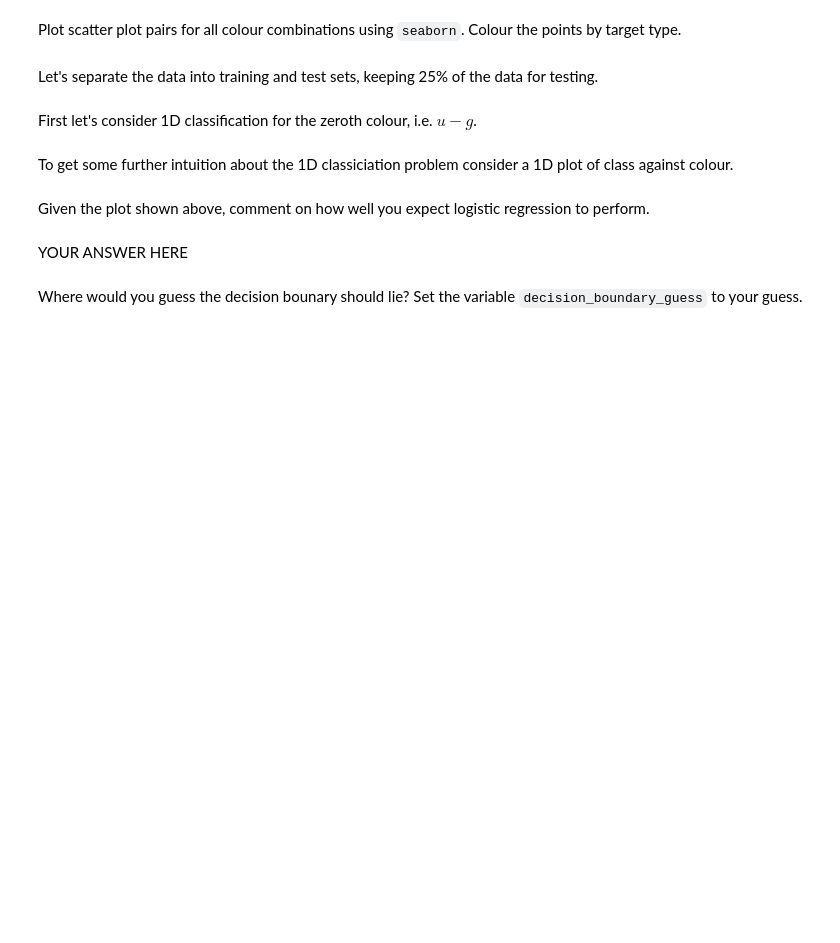
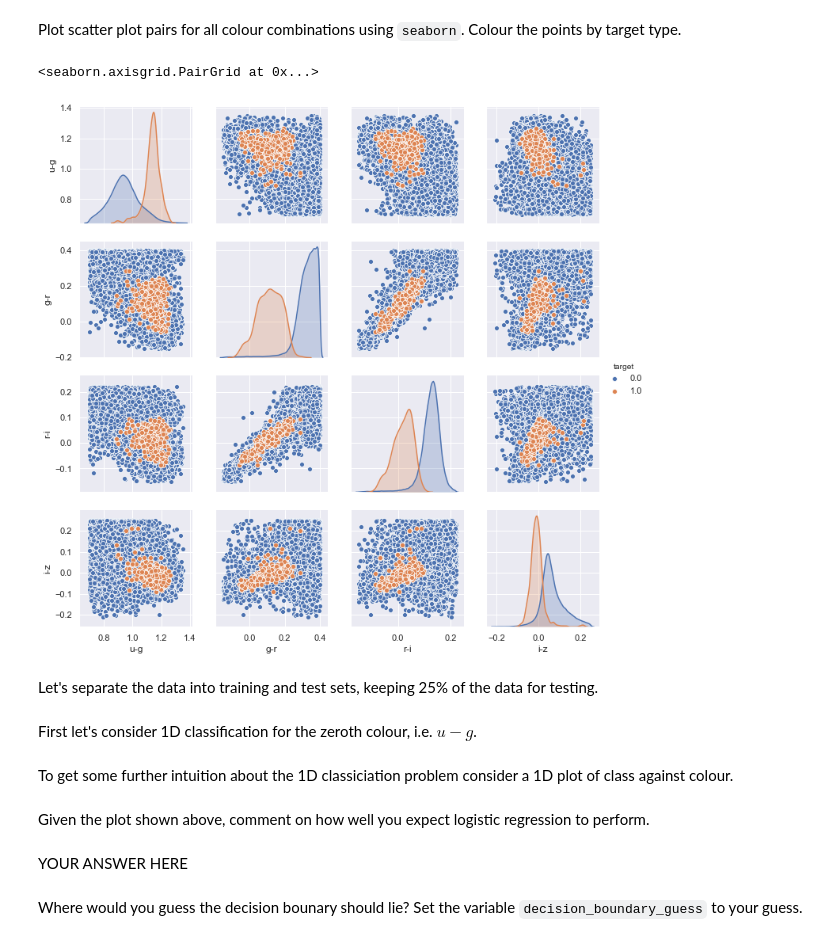
Before and after one commit to nishalad95/Machine_Learning_Big_Data, a Jupyter notebook: spce0038_coursework_NishaLad.ipynb, the cells around one changed output. Drawn from its saved outputs; the diff is of its cells as text; code cells hidden in the pictures; blank space fills up the shorter version.

Commit message:
standard candle pair plot done

```diff
--- a/spce0038_coursework_NishaLad.ipynb
+++ b/spce0038_coursework_NishaLad.ipynb
@@ -462,7 +462,7 @@ Be sure to give your colums the correct colour name, e.g. 'u-g'.
 import pandas as pd
 cols=['u-g', 'g-r', 'r-i', 'i-z']
 # YOUR CODE HERE
-raise NotImplementedError()
+X_pd = pd.DataFrame(data=X, columns=cols)
 # %%
 check_var_defined('X_pd')
 X_pd.head()
@@ -469,6 +477,6 @@ X_pd.head()
 # %%
 # YOUR CODE HERE
-raise NotImplementedError()
+y_pd = pd.Series(y)
 # %%
 check_var_defined('y_pd')
 y_pd.head()
@@ -480,3 +493,7 @@ raise NotImplementedError()
+# %%
+# YOUR CODE HERE
+y_pd_series = y_pd.to_frame('target')
+X_pd_all = pd.concat([X_pd, y_pd_series], axis=1, sort=False)
 # %%
 check_var_defined('X_pd_all')
 X_pd_all.head()
@@ -487,0 +510,3 @@ raise NotImplementedError()
+# %%
+# YOUR CODE HERE
+X_pd_all['target description'] = np.where(X_pd_all['target'] == 1, 'RR Lyrae', 'Background')
@@ -515,3 +559,9 @@ raise NotImplementedError()
+# %%
+# YOUR CODE HERE
+sns.pairplot(X_pd_all, x_vars=cols, y_vars=cols, hue="target")
+# %% [output]
+<seaborn.axisgrid.PairGrid at 0x...>
+[figure, added]
 # %% [markdown]
 Let's separate the data into training and test sets, keeping 25% of the data for testing.
 # %%
```
Also changed, not shown: parts of 12 cells of this notebook.
